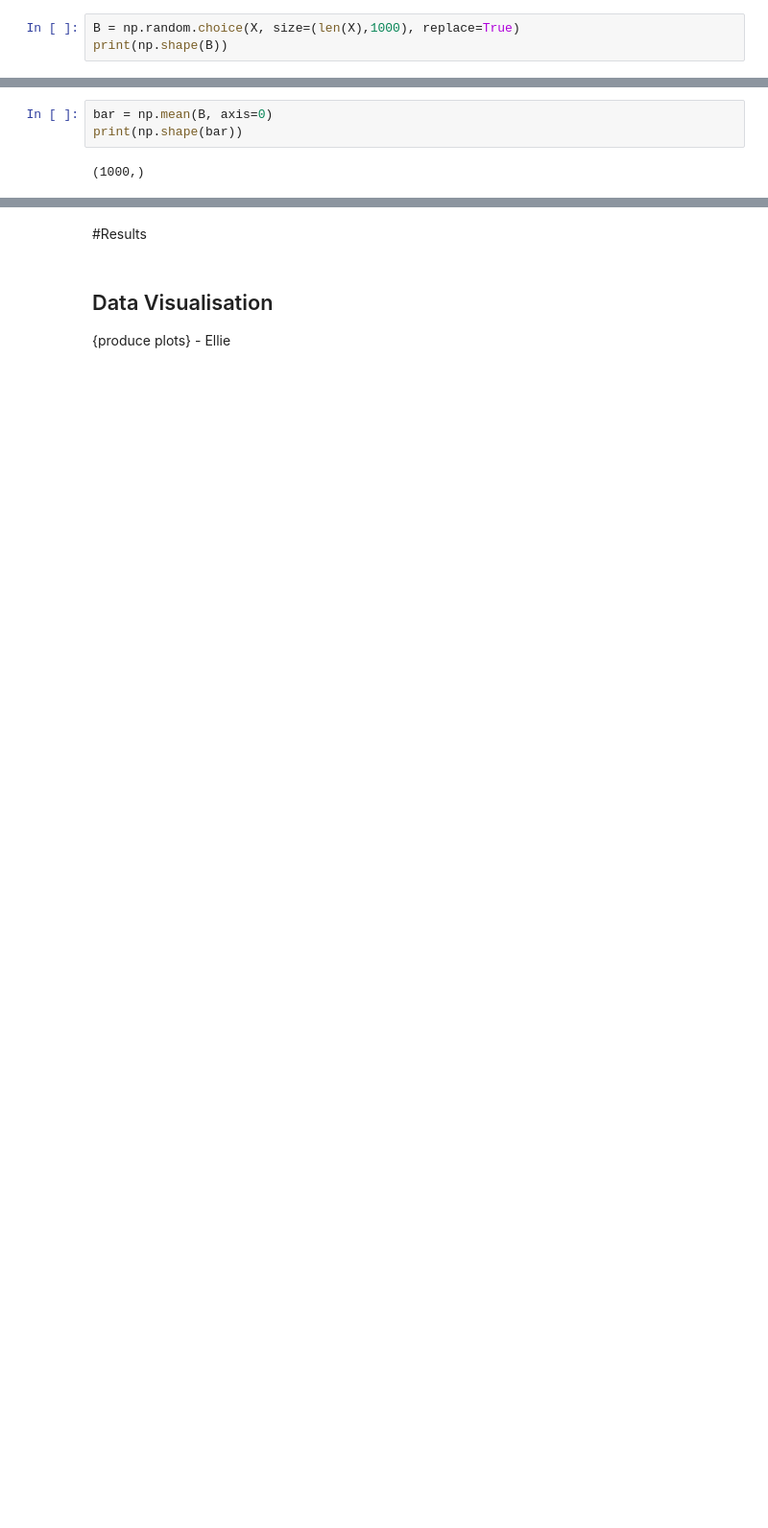
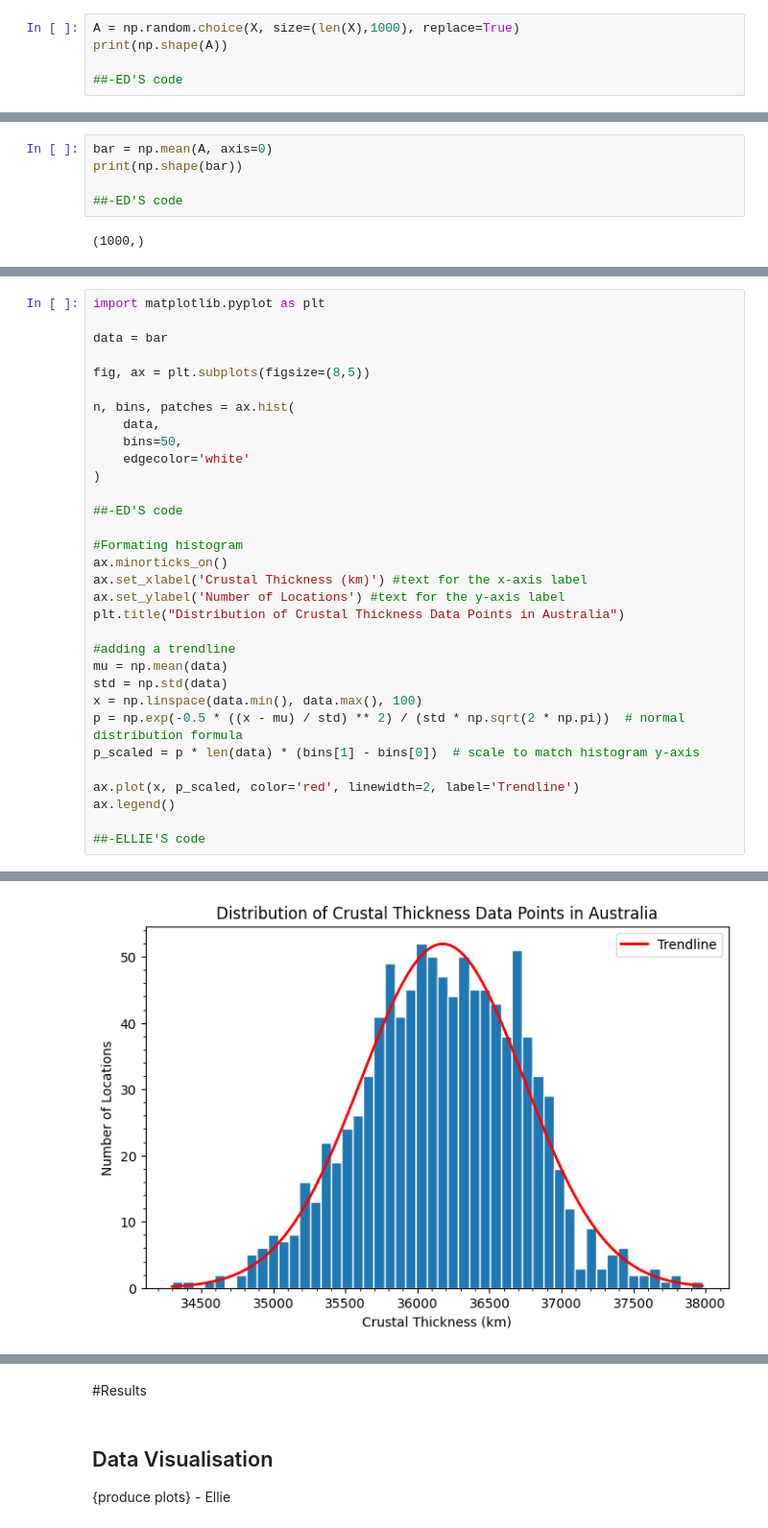
Before and after one commit to Clover130/Seismic-Babes-Group-Project-1, a Jupyter notebook: EMSC2010_Group_Project_1_Seismic_Babes.ipynb, the cells around one changed output, grey strips where cells are left out. Shown at 96% size. Drawn from its saved outputs; the diff is of its cells as text; blank space fills up the shorter version.

```diff
--- a/EMSC2010_Group_Project_1_Seismic_Babes.ipynb
+++ b/EMSC2010_Group_Project_1_Seismic_Babes.ipynb
@@ -97,10 +262,14 @@ X = np.array([41650,35805,41730,39536,36919,36826,37092,38840,40287,31435,44002,
 # %%
-B = np.random.choice(X, size=(len(X),1000), replace=True)
-print(np.shape(B))
+A = np.random.choice(X, size=(len(X),1000), replace=True)
+print(np.shape(A))
+
+##-ED'S code
 # %% [output]
 (40, 1000)
 # %%
-bar = np.mean(B, axis=0)
+bar = np.mean(A, axis=0)
 print(np.shape(bar))
+
+##-ED'S code
 # %% [output]
 (1000,)
@@ -112,0 +276,33 @@ plt.hist(bar, bins=3);
+# %%
+import matplotlib.pyplot as plt
+
+data = bar
+
+fig, ax = plt.subplots(figsize=(8,5))
+
+n, bins, patches = ax.hist(
+    data,
+    bins=50,
+    edgecolor='white'
+)
+
+##-ED'S code
+
+#Formating histogram
+ax.minorticks_on()
+ax.set_xlabel('Crustal Thickness (km)') #text for the x-axis label
+ax.set_ylabel('Number of Locations') #text for the y-axis label
+plt.title("Distribution of Crustal Thickness Data Points in Australia")
+
+#adding a trendline
+mu = np.mean(data)
+std = np.std(data)
+x = np.linspace(data.min(), data.max(), 100)
+p = np.exp(-0.5 * ((x - mu) / std) ** 2) / (std * np.sqrt(2 * np.pi))  # normal distribution formula
+p_scaled = p * len(data) * (bins[1] - bins[0])  # scale to match histogram y-axis
+
+ax.plot(x, p_scaled, color='red', linewidth=2, label='Trendline')
+ax.legend()
+
+##-ELLIE'S code
+# %% [output]
@@ -113,3 +310,4 @@ plt.hist(bar, bins=3);
+[figure, added]
 # %%
 CI = np.percentile(bar,[2.5,97.5])
 print(CI)
```
Also changed, not shown: parts of 31 cells of this notebook.
